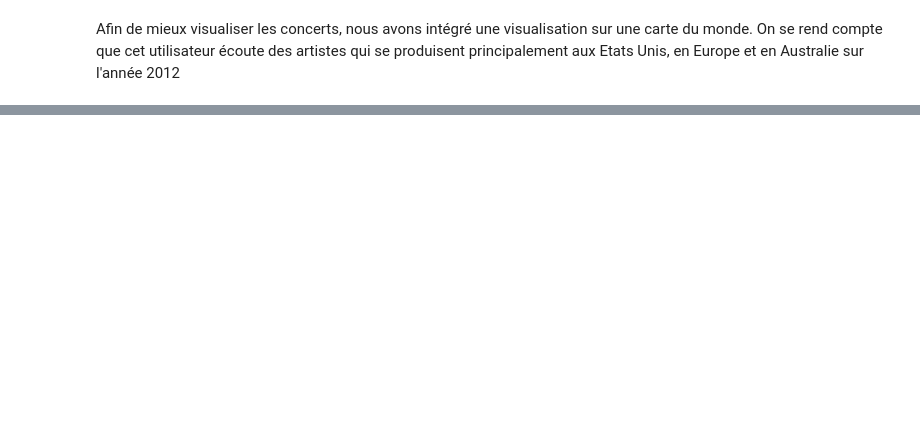
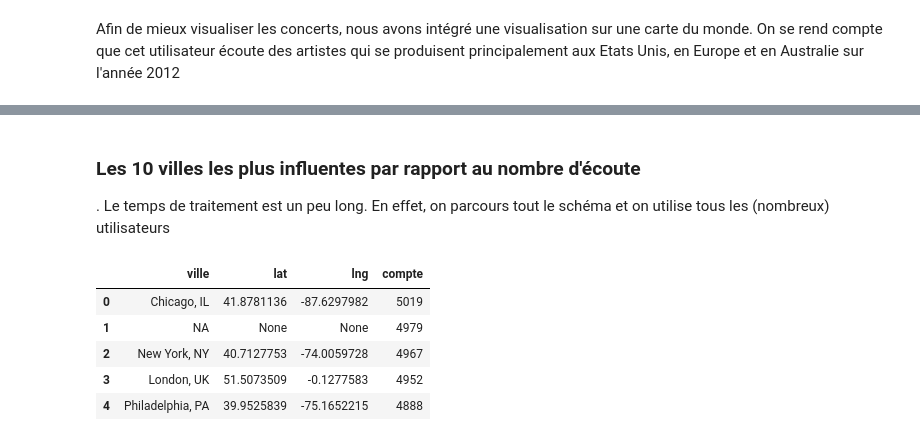
Before and after one commit to neo4spotify/project, a Jupyter notebook: rendu.ipynb, the cells around one changed output, grey strips where cells are left out. Saved outputs shown, nothing was run; the diff lists cells and outputs as text; code cells hidden in the pictures; blank space fills up the shorter version.

```diff
--- a/rendu.ipynb
+++ b/rendu.ipynb
@@ -348 +360,30 @@ visualiserVilles(df)
 [figure]
+# %% [markdown]
+### Les 10 villes les plus influentes par rapport au nombre d'écoute
+.
+Le temps de traitement est un peu long. En effet, on parcours tout le schéma et on utilise tous les (nombreux) utilisateurs
+# %%
+REQUETE = """
+// Les villes les plus influente proportionnellement au nombre d'écoute
+MATCH (v:Ville)<-[:IS_IN]-(c:Concert)<-[:PLAYS_IN]-(a:Artist)-[:PLAYS]->(s:Song)<-[:LISTEN_TO]-(u:User)
+RETURN v.ville_name AS ville,
+    v.lat AS lat,
+    v.lng AS lng,
+    COUNT(DISTINCT u) AS compte
+ORDER BY compte DESC
+LIMIT 10
+"""
+
+data=[]
+with driver.session() as session:
+    for record in session.run(REQUETE):
+        data.append([record['ville'], record['lat'], record['lng'], record['compte']])
+df = pd.DataFrame.from_records(data, columns=["ville", "lat", "lng", "compte"])
+df.head()
+# %% [output]
+|  | ville | lat | lng | compte |
+| 0 | Chicago, IL | 41.8781136 | -87.6297982 | 5019 |
+| 1 | NA | None | None | 4979 |
+| 2 | New York, NY | 40.7127753 | -74.0059728 | 4967 |
+| 3 | London, UK | 51.5073509 | -0.1277583 | 4952 |
+| 4 | Philadelphia, PA | 39.9525839 | -75.1652215 | 4888 |
```
Also changed, not shown: parts of 18 cells of this notebook, 12 other files.
